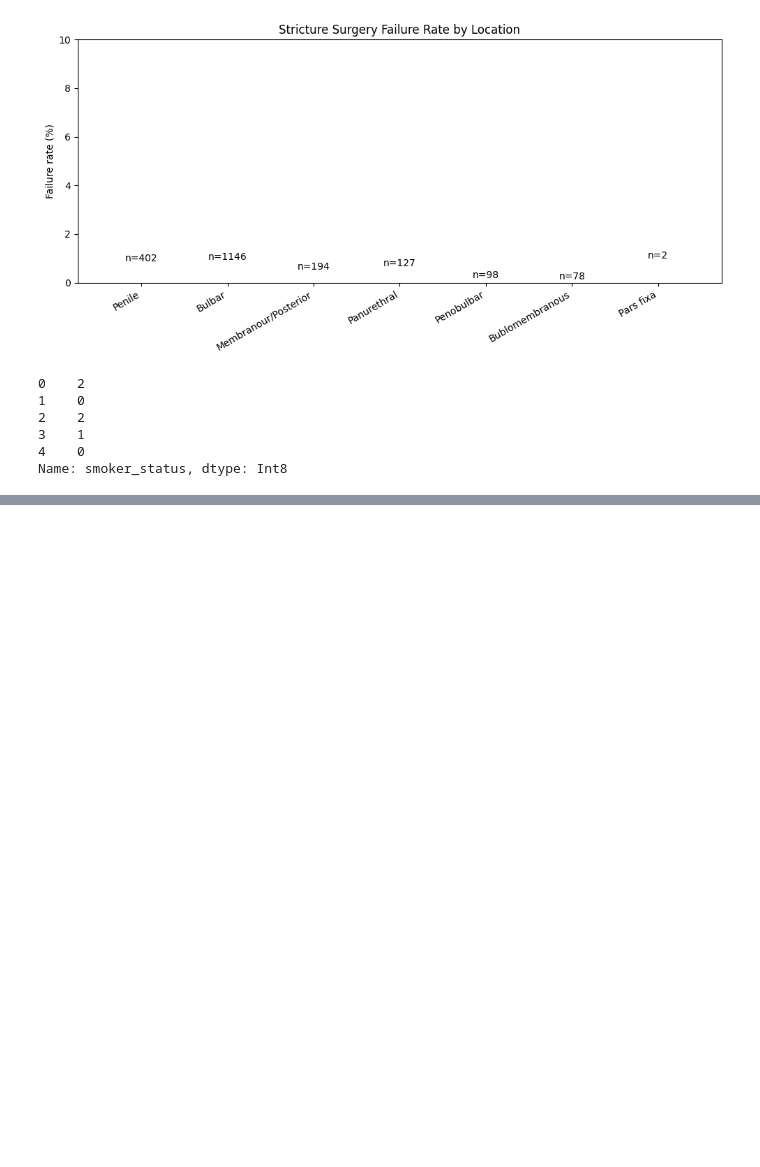
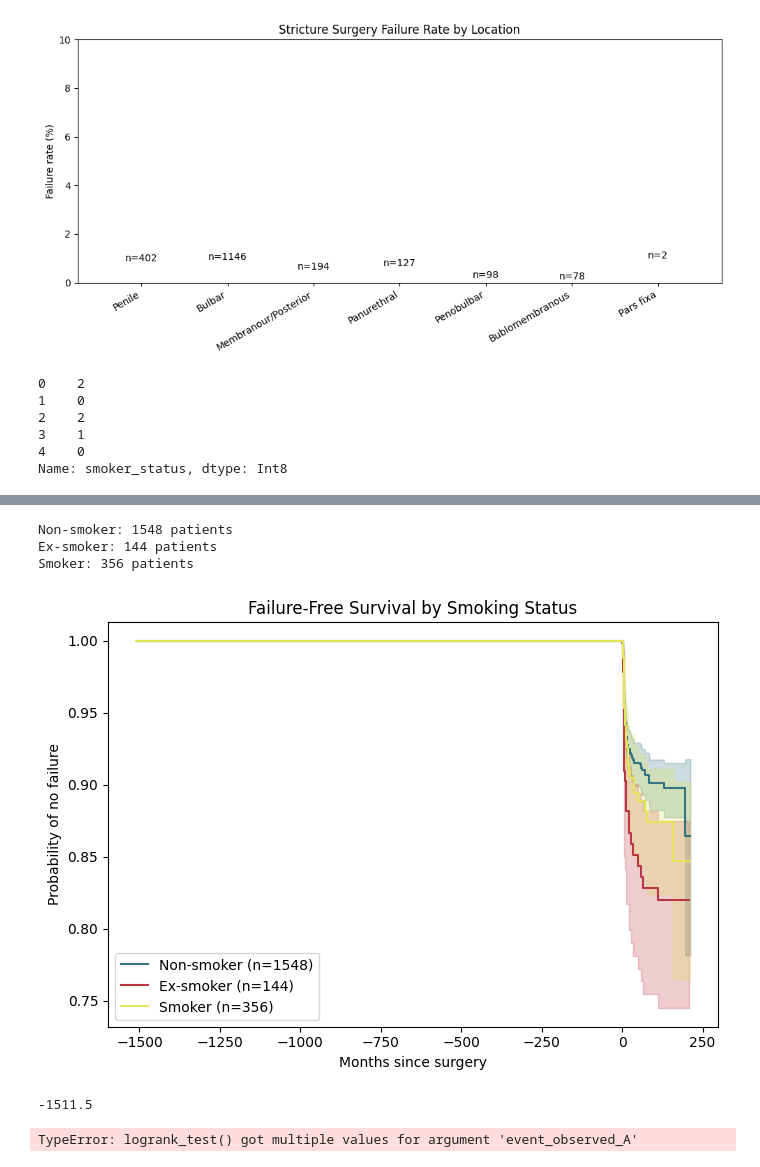
Before and after one commit to preciousiajilore/survival_mtlr, a Jupyter notebook: notebooks/visualizations.ipynb, the cells around one changed output, grey strips where cells are left out. Cells and saved outputs as stored; diff of their text form; code cells hidden in the pictures; blank space fills up the shorter version.

```diff
--- a/notebooks/visualizations.ipynb
+++ b/notebooks/visualizations.ipynb
@@ -473,3 +473,7 @@ df["smoker_status"].head()
 3    1
 4    0
 Name: smoker_status, dtype: Int8
+# %%
+df["datetofailureorfollowup"] = df["datetofailureorfollowup"].replace(
+    ['', 'n/a', 'N/A', None, pd.NA], 0
+).fillna(0)
@@ -475,0 +495,2 @@ Name: smoker_status, dtype: Int8
+# %%
+df['Failure_bin'] = df['Failure '].replace(fail_map).astype("Int8")
@@ -475,0 +503,8 @@ Name: smoker_status, dtype: Int8
+# %%
+df_smoker = df.copy()
+
+df_smoker['datetofailureorfollowup'] = pd.to_numeric(df['datetofailureorfollowup'], errors='coerce')
+# Ensure event column is integer 0 or 1
+df_smoker['Failure '] = pd.to_numeric(df_smoker['Failure ' ], errors='coerce').astype('Int8')
+
+df_smoker = df_smoker.dropna(subset=['datetofailureorfollowup', 'Failure '])
@@ -475,0 +526,55 @@ Name: smoker_status, dtype: Int8
+# %%
+group_labels = {0: 'Non-smoker', 1: 'Ex-smoker', 2: 'Smoker'}
+
+# Only include groups you care about and that have enough samples
+for status in [0, 1, 2]:
+    mask = df_smoker['smoker_status'] == status
+    print(f"{group_labels[status]}: {mask.sum()} patients")
+# %% [output]
+Non-smoker: 1548 patients
+Ex-smoker: 144 patients
+Smoker: 356 patients
+# %%
+plt.figure(figsize=(7,5))
+kmf = KaplanMeierFitter()
+colors = ['#377483', '#b83945', '#e3e457']
+
+for idx, status in enumerate([0, 1, 2]):
+    mask = df_smoker['smoker_status'] == status
+    if mask.sum() < 5:
+        continue  # skip tiny groups
+    T = df_smoker.loc[mask, 'datetofailureorfollowup']
+    E = df_smoker.loc[mask, 'Failure ']
+    kmf.fit(T, event_observed=E, label=f"{group_labels[status]} (n={mask.sum()})")
+    kmf.plot_survival_function(ci_show=True, color=colors[idx])
+
+plt.title('Failure-Free Survival by Smoking Status')
+plt.xlabel('Months since surgery')
+plt.ylabel('Probability of no failure')
+plt.legend()
+plt.tight_layout()
+plt.show()
+# %% [output]
+[figure, added]
+# %%
+print(df_smoker['datetofailureorfollowup'].min())
+# %% [output]
+-1511.5
+# %%
+from lifelines.statistics import logrank_test
+
+mask0 = df_smoker['smoker_status'] == 0
+mask1 = df_smoker['smoker_status'] == 1
+mask2 = df_smoker['smoker_status'] == 2
+
+results = logrank_test(
+    df_smoker.loc[mask0, 'datetofailureorfollowup'],
+    df_smoker.loc[mask1, 'datetofailureorfollowup'],
+    df_smoker.loc[mask2, 'datetofailureorfollowup'],
+    event_observed_A=df_smoker.loc[mask0, 'Failure '],
+    event_observed_B=df_smoker.loc[mask1, 'Failure '],
+    event_observed_C=df_smoker.loc[mask2, 'Failure ']
+)
+results.print_summary()
+# %% [output]
+TypeError: logrank_test() got multiple values for argument 'event_observed_A'
```
Also changed, not shown: parts of 5 cells of this notebook.
